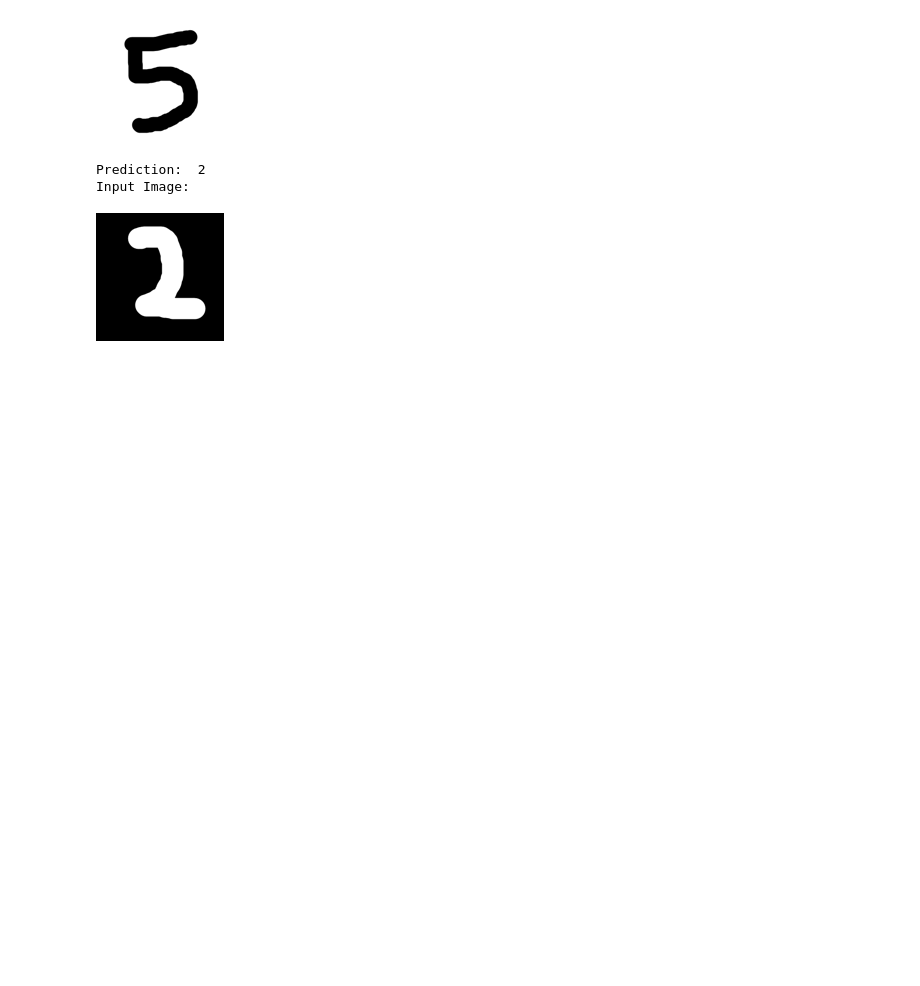
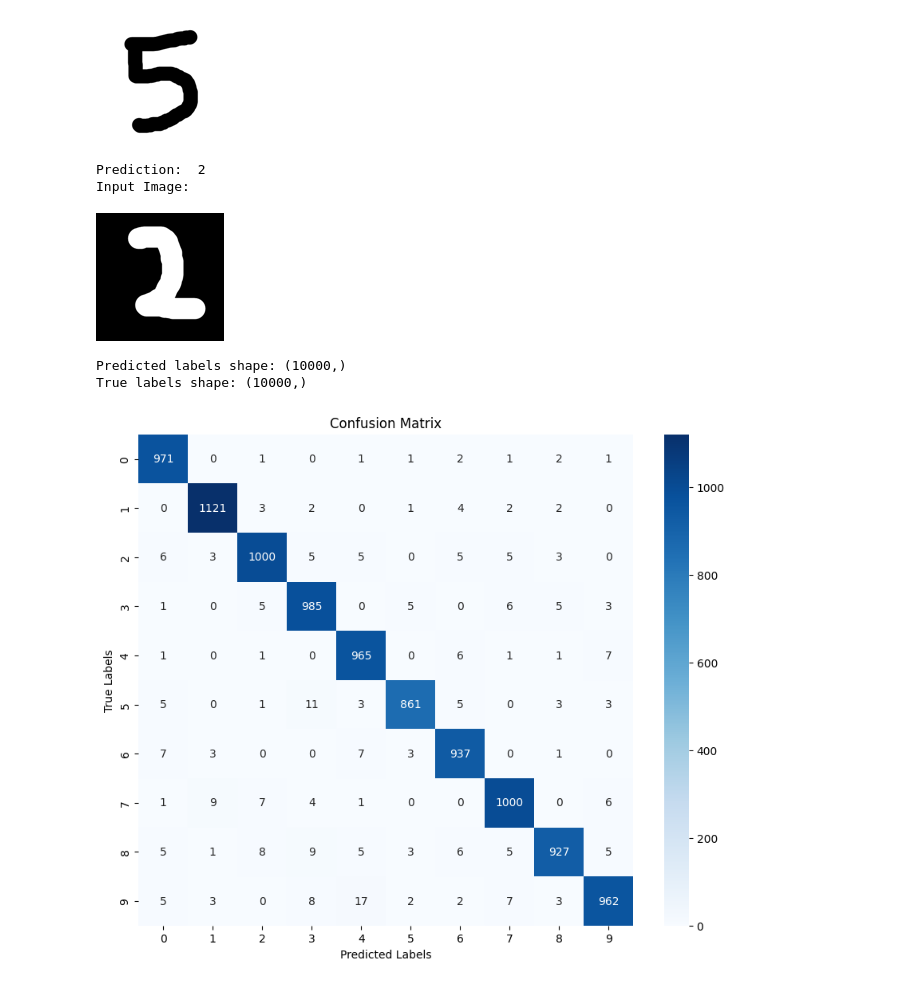
Before and after one commit to lKaniel/lab_ml, a Jupyter notebook: main.ipynb, the cells around one changed output. Saved outputs shown, nothing was run; the diff lists cells and outputs as text; code cells hidden in the pictures; blank space fills up the shorter version.

Commit message:
Added confusion matrix

```diff
--- a/main.ipynb
+++ b/main.ipynb
@@ -260,3 +260,52 @@ Input Image:
 Prediction:  2
 Input Image:
 [figure]
+# %%
+import numpy as np
+import matplotlib.pyplot as plt
+from sklearn.metrics import confusion_matrix
+import seaborn as sns
+
+# Assuming 'test_x' is your test dataset and 'test_y' are the true labels
+# Also assuming 'forward_pass' is your function to get model predictions
+
+# Compute predictions
+predictions_tuple = forward_pass(test_x, parameters)
+
+# Extract the predictions array from the tuple
+predictions = predictions_tuple[0] if isinstance(predictions_tuple, tuple) else predictions_tuple
+
+# Ensure predictions are in the correct shape
+if predictions.ndim > 1:
+    predicted_labels = np.argmax(predictions, axis=0)
+else:
+    predicted_labels = predictions
+
+# Ensure true labels are in the correct format
+if test_y.ndim > 1:
+    true_labels = np.argmax(test_y, axis=0)
+else:
+    true_labels = test_y
+
+# Check shapes of predicted_labels and true_labels
+print("Predicted labels shape:", predicted_labels.shape)
+print("True labels shape:", true_labels.shape)
+
+# Ensure both arrays are 1D and have the same length
+if predicted_labels.shape != true_labels.shape or predicted_labels.ndim != 1:
+    raise ValueError("Shape mismatch or labels are not 1D arrays")
+
+# Compute confusion matrix
+cm = confusion_matrix(true_labels, predicted_labels)
+
+# Plot confusion matrix
+plt.figure(figsize=(10, 8))
+sns.heatmap(cm, annot=True, fmt='d', cmap='Blues')
+plt.xlabel('Predicted Labels')
+plt.ylabel('True Labels')
+plt.title('Confusion Matrix')
+plt.show()
+# %% [output]
+Predicted labels shape: (10000,)
+True labels shape: (10000,)
+[figure, added]
```
Also changed, not shown: parts of 3 cells of this notebook.
